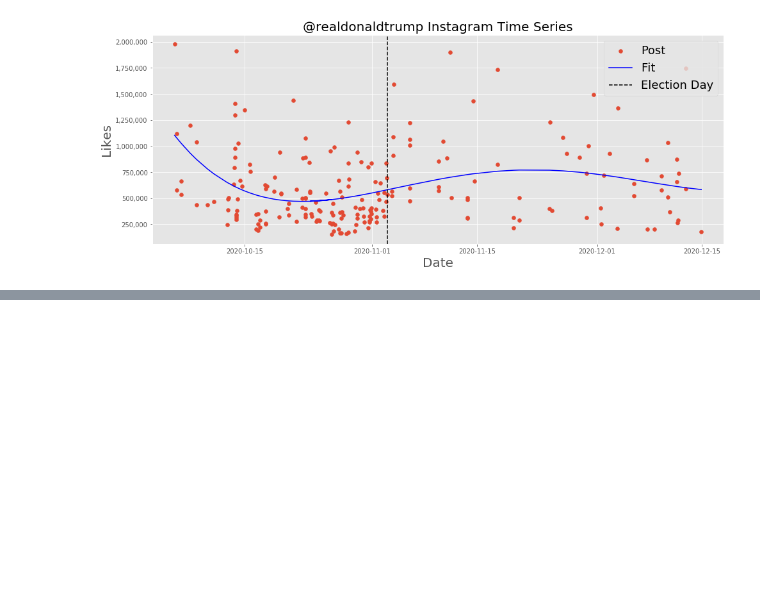
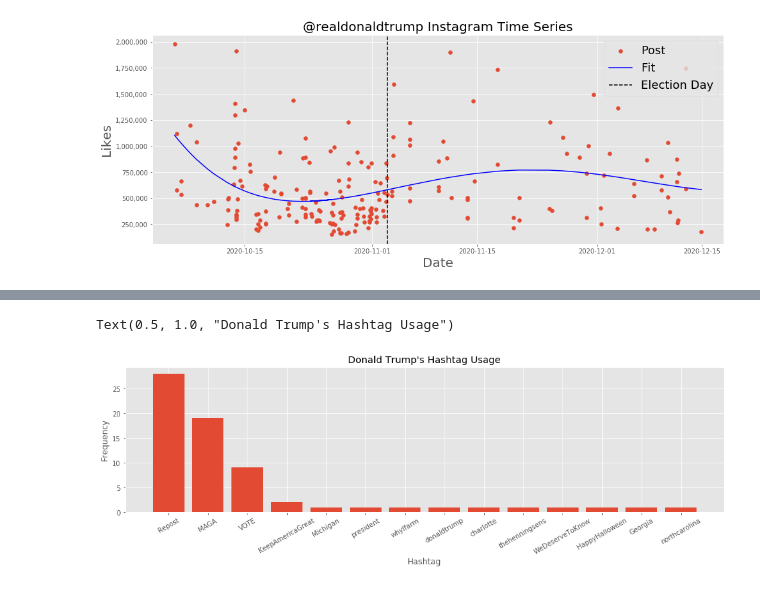
Before and after one commit to chris-greening/instascrape, a Jupyter notebook: tutorial/examples/Donald Trump/Donald Trump.ipynb, the cells around one changed output, grey strips where cells are left out. Saved outputs shown, nothing was run; the diff lists cells and outputs as text; code cells hidden in the pictures; blank space fills up the shorter version.

```diff
--- a/tutorial/examples/Donald Trump/Donald Trump.ipynb
+++ b/tutorial/examples/Donald Trump/Donald Trump.ipynb
@@ -126,0 +189,4 @@ Name: location, Length: 171, dtype: object
+# %%
+hashtags_df = df[df["hashtags"].str.len() != 0]
+hashtags_count = hashtags_df["hashtags"].explode().value_counts()
+hashtags_count
@@ -126,0 +209,15 @@ Name: location, Length: 171, dtype: object
+# %%
+fig, ax = plt.subplots(figsize=(16,6))
+fig.set_size_inches((16,4))
+
+hashtags = hashtags_count.index.to_list()
+frequency = hashtags_count.to_list()
+ax.bar(hashtags, frequency)
+
+ax.set_xlabel("Hashtag")
+plt.xticks(rotation=30)
+ax.set_ylabel("Frequency")
+ax.set_title("Donald Trump's Hashtag Usage")
+# %% [output]
+Text(0.5, 1.0, "Donald Trump's Hashtag Usage")
+[figure, added]
```
Also changed, not shown: parts of 12 cells of this notebook.
